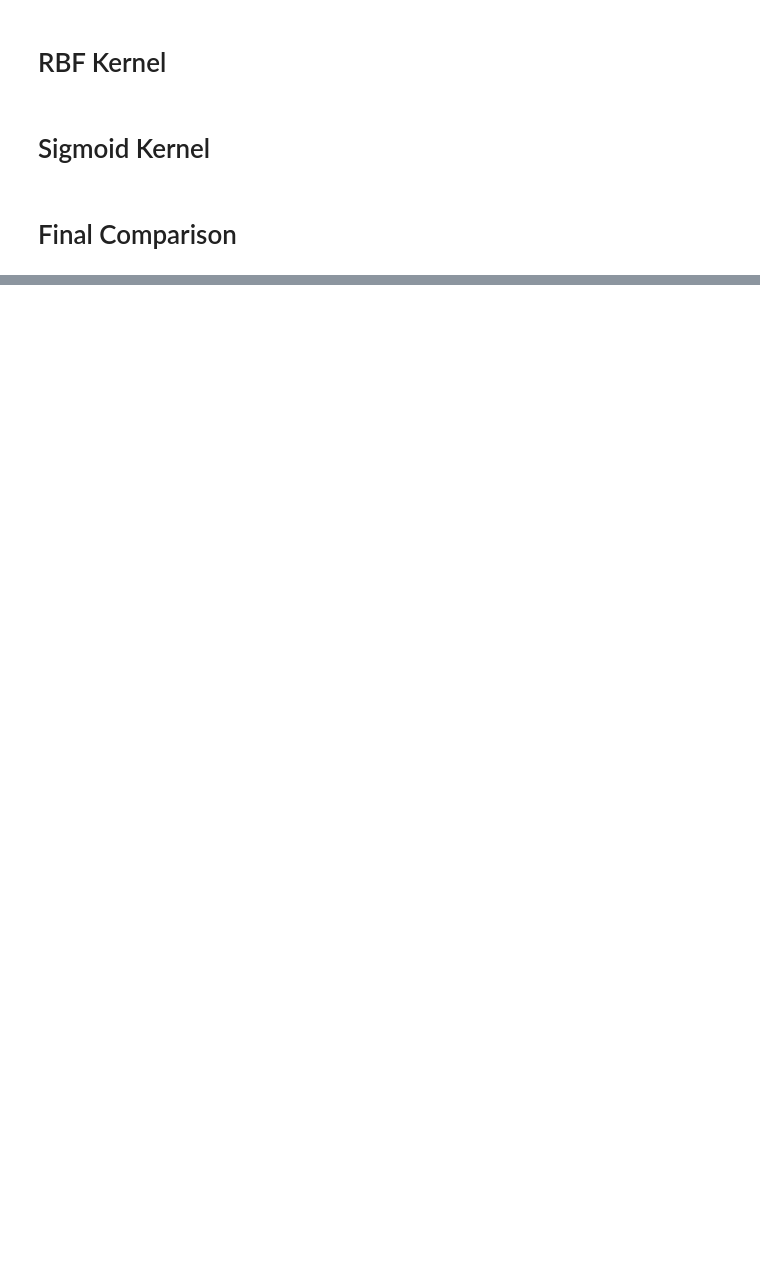
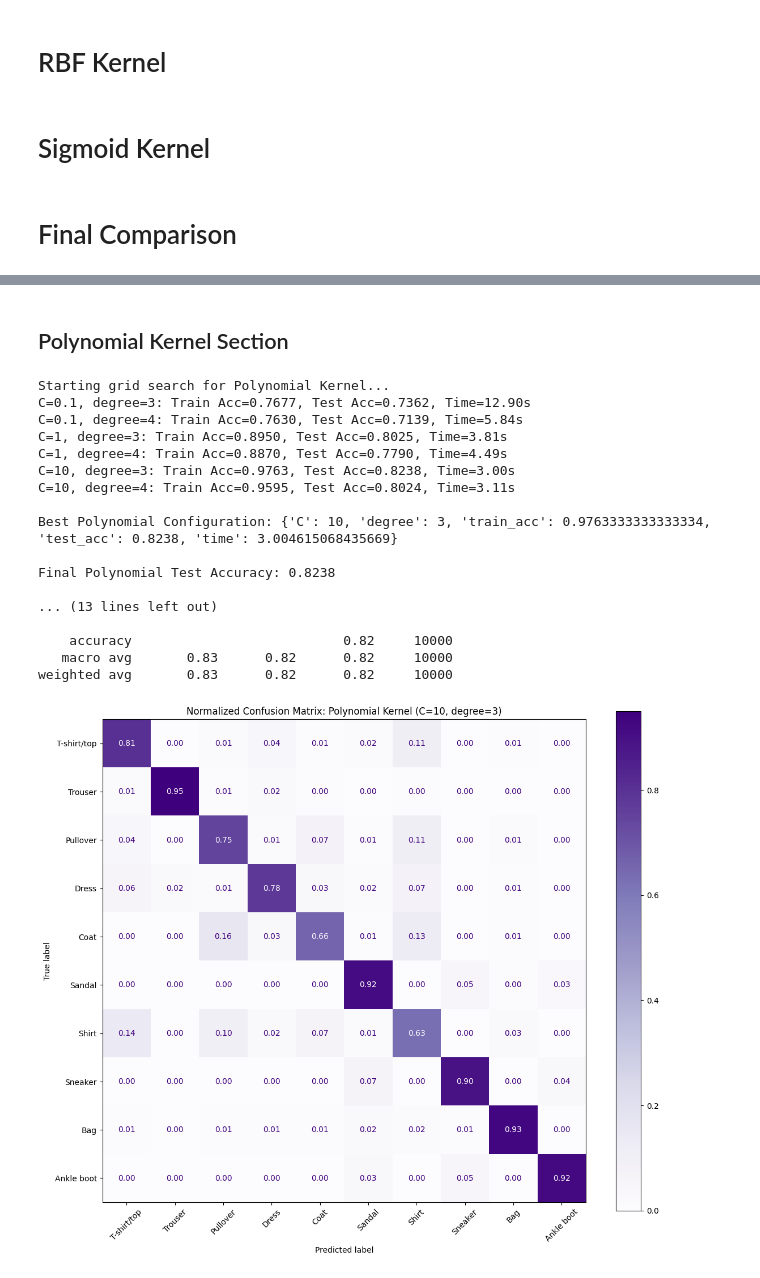
Before and after one commit to snig-17/COMP0014, a Jupyter notebook: COMP0014_Final_Coursework_Submission.ipynb, the cells around one changed output, grey strips where cells are left out. Saved outputs shown, nothing was run; the diff lists cells and outputs as text; code cells hidden in the pictures; blank space fills up the shorter version.

```diff
--- a/COMP0014_Final_Coursework_Submission.ipynb
+++ b/COMP0014_Final_Coursework_Submission.ipynb
@@ -338,0 +625,75 @@ display(summary.sort_values('test_acc', ascending=False))
+# %% [markdown]
+## Polynomial Kernel Section
+# %%
+import time
+import matplotlib.pyplot as plt
+from sklearn import svm, metrics
+
+# 1. Define results list and parameters
+poly_results = []
+C_values = [0.1, 1, 10]
+degrees = [3, 4]
+
+# 2-3. Grid search for Polynomial SVM
+print('Starting grid search for Polynomial Kernel...')
+for C in C_values:
+    for deg in degrees:
+        clf = svm.SVC(kernel='poly', C=C, degree=deg, gamma='scale')
+        start_time = time.time()
+        clf.fit(x_train_mini, y_train_mini)
+        elapsed_time = time.time() - start_time
+
+        train_acc = clf.score(x_train_mini, y_train_mini)
+        test_acc = clf.score(x_test, y_test)
+
+        poly_results.append({
+            'C': C,
+            'degree': deg,
+            'train_acc': train_acc,
+            'test_acc': test_acc,
+            'time': elapsed_time
+        })
+        print(f'C={C}, degree={deg}: Train Acc={train_acc:.4f}, Test Acc={test_acc:.4f}, Time={elapsed_time:.2f}s')
+
+# 4. Identify the best configuration
+best_poly = get_best(poly_results)
+print(f'\nBest Polynomial Configuration: {best_poly}')
+
+# 5. Train final model with optimal parameters
+final_poly_clf = svm.SVC(kernel='poly', C=best_poly['C'], degree=best_poly['degree'], gamma='scale')
+final_poly_clf.fit(x_train_mini, y_train_mini)
+poly_predicted = final_poly_clf.predict(x_test)
+
+# 6. Display test accuracy and classification report
+final_test_acc = final_poly_clf.score(x_test, y_test)
+print(f'\nFinal Polynomial Test Accuracy: {final_test_acc:.4f}')
+print('\nClassification Report:')
+print(metrics.classification_report(y_test, poly_predicted, target_names=class_names))
+
+# 7. Generate and plot normalized confusion matrix
+cm_poly = metrics.confusion_matrix(y_test, poly_predicted, normalize='true')
+fig, ax = plt.subplots(figsize=(12, 10))
+cm_display = metrics.ConfusionMatrixDisplay(confusion_matrix=cm_poly, display_labels=class_names)
+cm_display.plot(values_format='.2f', ax=ax, xticks_rotation=45, cmap='Purples')
+plt.title(f'Normalized Confusion Matrix: Polynomial Kernel (C={best_poly["C"]}, degree={best_poly["degree"]})')
+plt.tight_layout()
+plt.show()
+# %% [output]
+Starting grid search for Polynomial Kernel...
+C=0.1, degree=3: Train Acc=0.7677, Test Acc=0.7362, Time=12.90s
+C=0.1, degree=4: Train Acc=0.7630, Test Acc=0.7139, Time=5.84s
+C=1, degree=3: Train Acc=0.8950, Test Acc=0.8025, Time=3.81s
+C=1, degree=4: Train Acc=0.8870, Test Acc=0.7790, Time=4.49s
+C=10, degree=3: Train Acc=0.9763, Test Acc=0.8238, Time=3.00s
+C=10, degree=4: Train Acc=0.9595, Test Acc=0.8024, Time=3.11s
+
+Best Polynomial Configuration: {'C': 10, 'degree': 3, 'train_acc': 0.9763333333333334, 'test_acc': 0.8238, 'time': 3.004615068435669}
+
+Final Polynomial Test Accuracy: 0.8238
+
+... (13 lines left out)
+
+    accuracy                           0.82     10000
+   macro avg       0.83      0.82      0.82     10000
+weighted avg       0.83      0.82      0.82     10000
+[figure, added]
```
Also changed, not shown: parts of 21 cells of this notebook.
